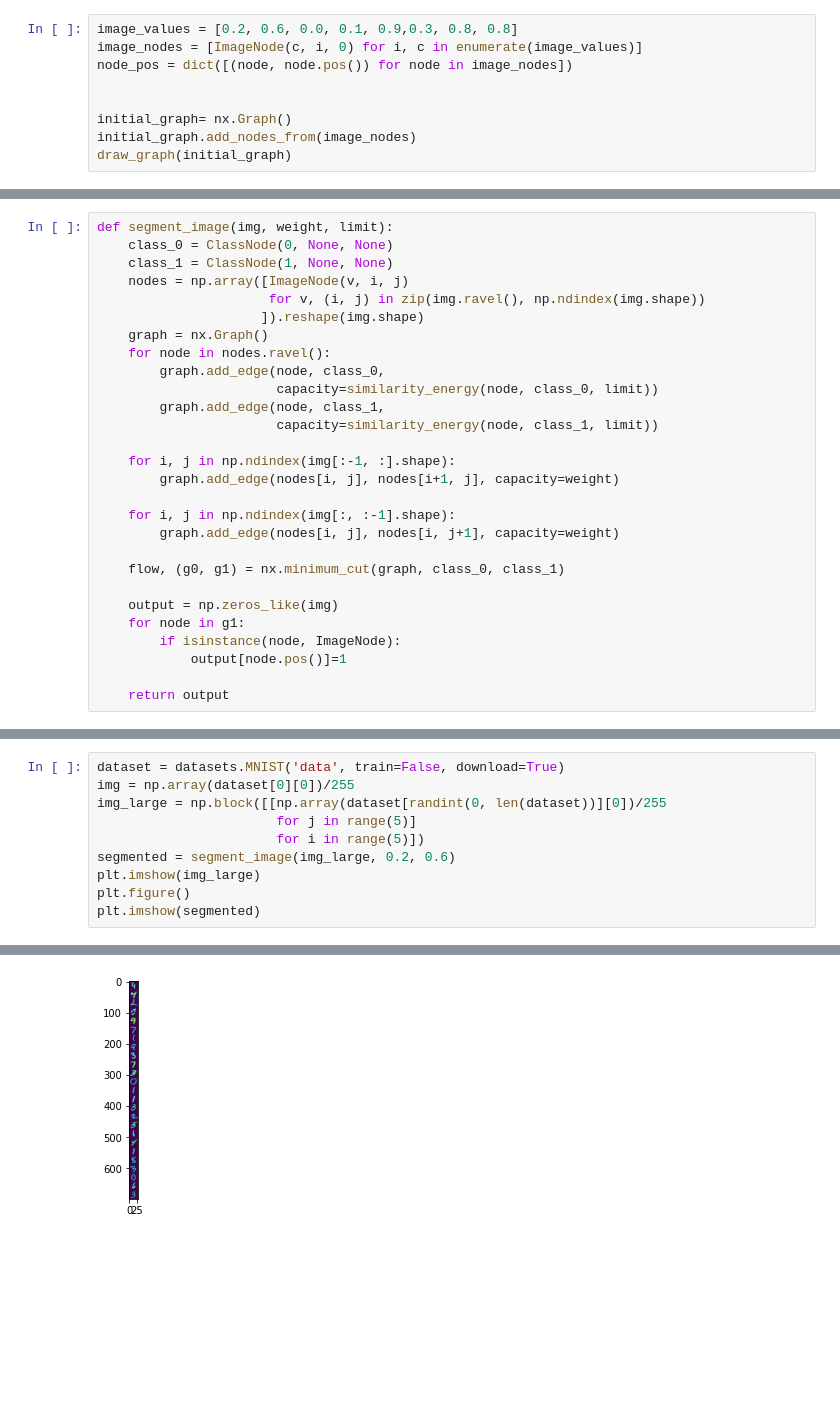
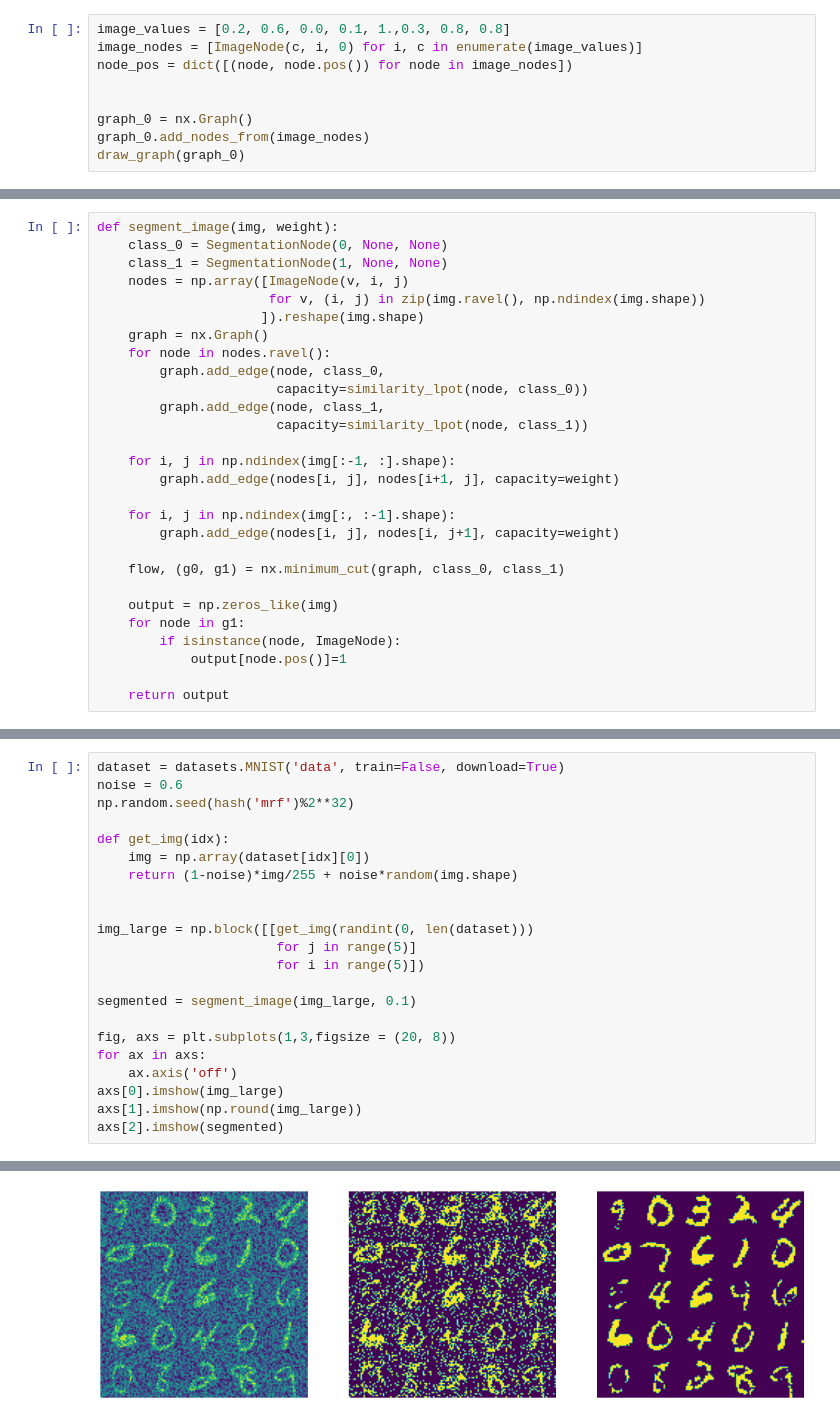
Before and after one commit to emillma/TTK8102_mrf, a Jupyter notebook: src/mrf/graph_cut.ipynb, the cells around one changed output, grey strips where cells are left out. Cells and saved outputs as stored; diff of their text form; blank space fills up the shorter version.

```diff
--- a/src/mrf/graph_cut.ipynb
+++ b/src/mrf/graph_cut.ipynb
@@ -57,10 +55,10 @@ First let us look at a 1d example to get an intuition of how this algorithm work
 # %%
-image_values = [0.2, 0.6, 0.0, 0.1, 0.9,0.3, 0.8, 0.8]
+image_values = [0.2, 0.6, 0.0, 0.1, 1.,0.3, 0.8, 0.8]
 image_nodes = [ImageNode(c, i, 0) for i, c in enumerate(image_values)]
 node_pos = dict([(node, node.pos()) for node in image_nodes])
 
 
-initial_graph= nx.Graph()
-initial_graph.add_nodes_from(image_nodes)
-draw_graph(initial_graph)
+graph_0 = nx.Graph()
+graph_0.add_nodes_from(image_nodes)
+draw_graph(graph_0)
 # %% [output]
@@ -208,16 +264,16 @@ draw_graph(optimized_graph_2d, 'segmented graph', ax=ax[1])
 # %%
-def segment_image(img, weight, limit):
-    class_0 = ClassNode(0, None, None)
-    class_1 = ClassNode(1, None, None)
+def segment_image(img, weight):
+    class_0 = SegmentationNode(0, None, None)
+    class_1 = SegmentationNode(1, None, None)
     nodes = np.array([ImageNode(v, i, j)
                       for v, (i, j) in zip(img.ravel(), np.ndindex(img.shape))
                      ]).reshape(img.shape)
     graph = nx.Graph()
     for node in nodes.ravel():
         graph.add_edge(node, class_0,
-                       capacity=similarity_energy(node, class_0, limit))
+                       capacity=similarity_lpot(node, class_0))
         graph.add_edge(node, class_1,
-                       capacity=similarity_energy(node, class_1, limit))
+                       capacity=similarity_lpot(node, class_1))
 
     for i, j in np.ndindex(img[:-1, :].shape):
         graph.add_edge(nodes[i, j], nodes[i+1, j], capacity=weight)
@@ -236,13 +296,25 @@ def segment_image(img, weight, limit):
 # %%
 dataset = datasets.MNIST('data', train=False, download=True)
-img = np.array(dataset[0][0])/255
-img_large = np.block([[np.array(dataset[randint(0, len(dataset))][0])/255
+noise = 0.6
+np.random.seed(hash('mrf')%2**32)
+
+def get_img(idx):
+    img = np.array(dataset[idx][0])
+    return (1-noise)*img/255 + noise*random(img.shape)
+
+
+img_large = np.block([[get_img(randint(0, len(dataset)))
                        for j in range(5)]
                        for i in range(5)])
-segmented = segment_image(img_large, 0.2, 0.6)
-plt.imshow(img_large)
-plt.figure()
-plt.imshow(segmented)
+
+segmented = segment_image(img_large, 0.1)
+
+fig, axs = plt.subplots(1,3,figsize = (20, 8))
+for ax in axs:
+    ax.axis('off')
+axs[0].imshow(img_large)
+axs[1].imshow(np.round(img_large))
+axs[2].imshow(segmented)
 # %% [output]
 <matplotlib.image.AxesImage at 0x...>
-[figure, old version]
+[figure, new version]
```
Also changed, not shown: parts of 23 cells of this notebook, 1 other file.
